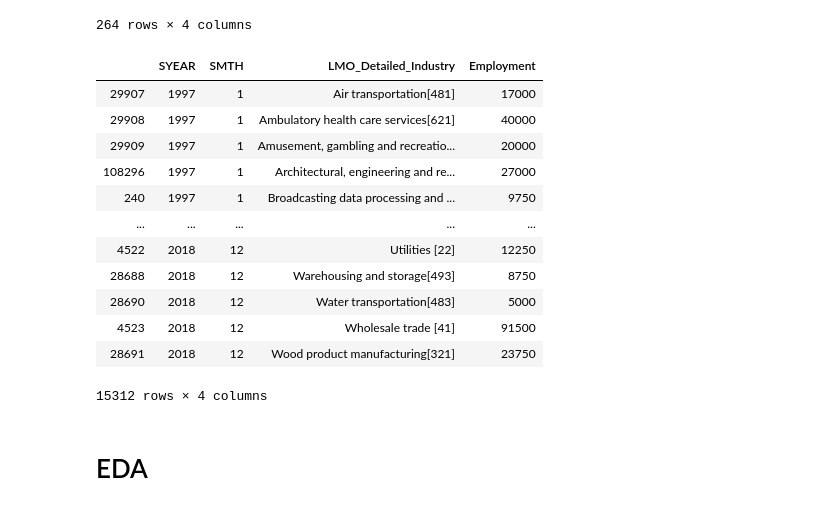
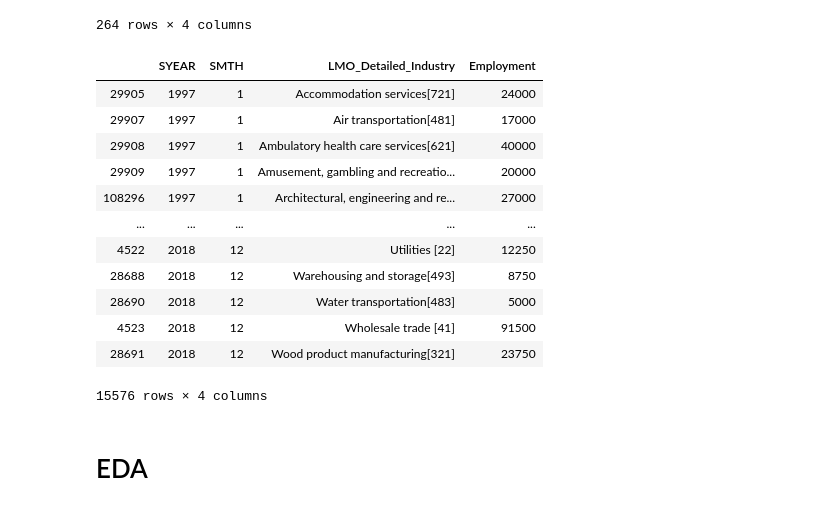
Before and after one commit to Hotlynn2/SERIES-ANALYSIS-OF-NAICS, a Jupyter notebook: Time Analysis Series.ipynb, the cells around one changed output. Drawn from its saved outputs; the diff is of its cells as text; code cells hidden in the pictures.

```diff
--- a/Time Analysis Series.ipynb
+++ b/Time Analysis Series.ipynb
@@ -2919,3 +2919,8 @@ Food_services_and_drinking_places
 | 33436 | 1999 | 11 | Food services and drinking places... | 115750 |
 | 33539 | 1999 | 12 | Food services and drinking places... | 113000 |
 264 rows × 4 columns
+# %%
+Accommodation_services = data.loc[data['NAICS'].str.contains('721', na = False)]
+Accommodation_services = Accommodation_services[(Accommodation_services.SYEAR != 2019)]
+Accommodation_services.columns = ['SYEAR', 'SMTH', 'LMO_Detailed_Industry', 'Employment']
+Accommodation_services
@@ -3200,40 +3219,41 @@ Universities
 # %%
 data_output_mixed = pd.concat([Other_manufacturing, Other_retail_trade, Legal_accounting_design_research_and_advertising_services,
 Transportation_equipment_manufacturing_excluding_shipbuilding, Private_and_trades_education, Finance,
 Transit_sightseeing_and_pipeline_transportation, Broadcasting_data_processing_and_information,
 Local_and_Indigenous_public_administration, Business_building_and_other_support_services,
 Food_beverage_and_tobacco_manufacturing, Farms, Postal_service_couriers_and_messengers])
 
 
 data_output_single = pd.concat([Federal_government_public_administration, Food_services_and_drinking_places, Heritage_institutions,
                                AGRI, PSSR, Telecommunications, MPSRI, Publishing_industries, Social_assistance,
                                Truck_transportation, Hospitals, Ambulatory_health_care_services,
                                Insurance_carriers_and_related_activities, Warehousing_and_storage,
                                Support_activities_for_transportation, Truck_transportation, Water_transportation,
                                Rail_transportation, Air_transportation, Health_and_personal_care_stores,
                                Motor_vehicle_and_parts_dealers, Machinery_manufacturing, Fabricated_metal_product_manufacturing,
                                Primary_metal_manufacturing, Paper_manufacturing, Wood_product_manufacturing,
                                Mining_and_quarrying, SAMOG, Oil_and_gas_extraction, SPAF, Forestry_and_logging,
                                Fishing_hunting_and_trapping, Universities, CCC,  Elementary_and_secondary_schools, MSTCS, CSDRS,
                                AERS, Ship_and_boat_building, Other_services, Real_estate_rental_and_leasing, Wholesale_trade,
-                               Construction, Utilities_22, PTPA])
+                               Construction, Utilities_22, PTPA, Accommodation_services])
 
 data_output = pd.concat([data_output_mixed, data_output_single])
-data_output.sort_values(['SYEAR', 'SMTH', 'LMO_Detailed_Industry'])
+data_output = data_output.sort_values(['SYEAR', 'SMTH', 'LMO_Detailed_Industry'])
+data_output
 # %% [output]
 |  | SYEAR | SMTH | LMO_Detailed_Industry | Employment |
+| 29905 | 1997 | 1 | Accommodation services[721] | 24000 |
 | 29907 | 1997 | 1 | Air transportation[481] | 17000 |
 | 29908 | 1997 | 1 | Ambulatory health care services[621] | 40000 |
 | 29909 | 1997 | 1 | Amusement, gambling and recreatio... | 20000 |
 | 108296 | 1997 | 1 | Architectural, engineering and re... | 27000 |
-| 240 | 1997 | 1 | Broadcasting data processing and ... | 9750 |
 | ... | ... | ... | ... | ... |
 | 4522 | 2018 | 12 | Utilities [22] | 12250 |
 | 28688 | 2018 | 12 | Warehousing and storage[493] | 8750 |
 | 28690 | 2018 | 12 | Water transportation[483] | 5000 |
 | 4523 | 2018 | 12 | Wholesale trade [41] | 91500 |
 | 28691 | 2018 | 12 | Wood product manufacturing[321] | 23750 |
-15312 rows × 4 columns
+15576 rows × 4 columns
 # %% [markdown]
 # EDA
 # %% [markdown]
```
Also changed, not shown: parts of 3 cells of this notebook.
